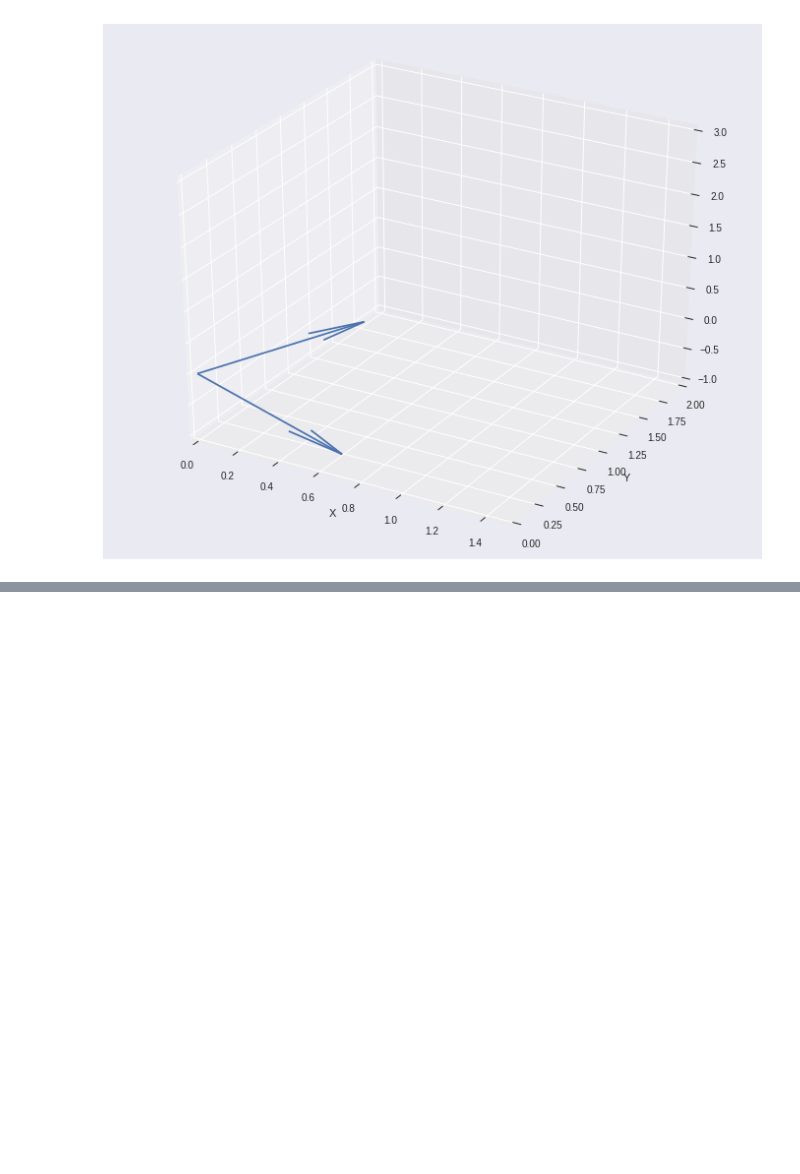
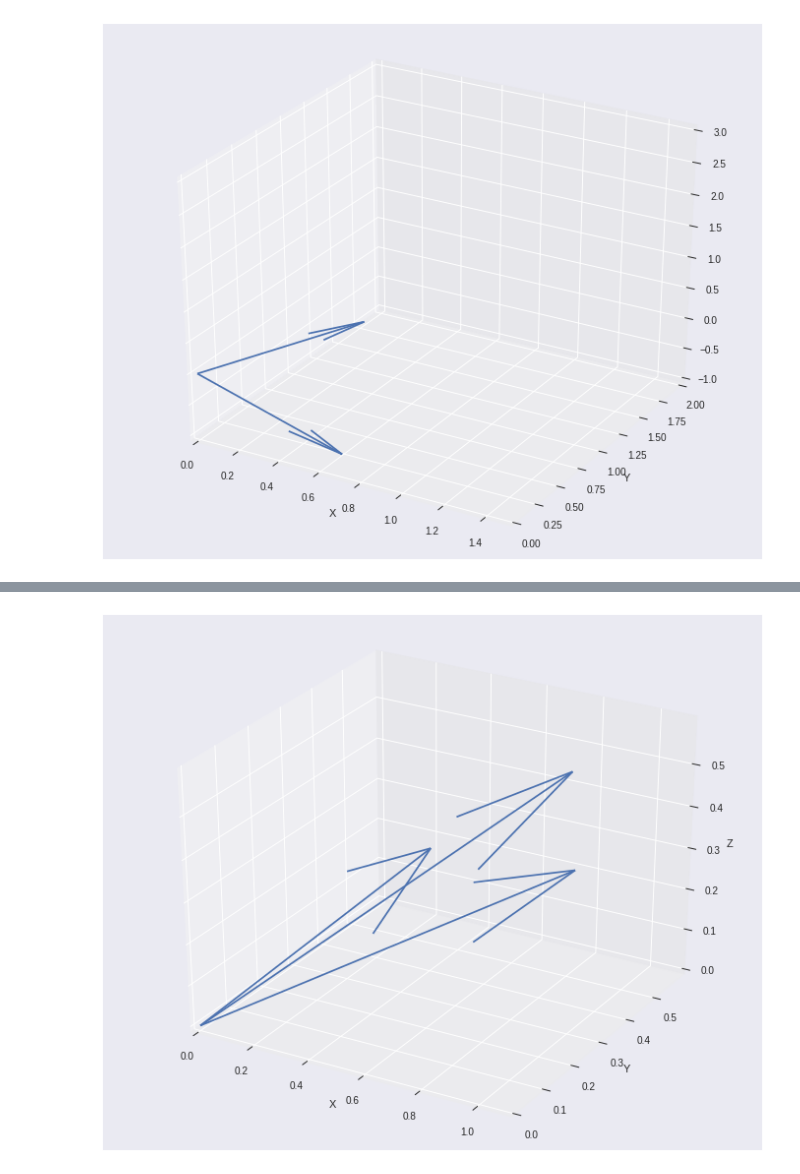
Before and after one commit to samirgadkari/AB-Demo, a Jupyter notebook: module1-linear-algebra-review/Linear_Algebra_Assignment.ipynb, the cells around one changed output, grey strips where cells are left out. Cells and saved outputs as stored; diff of their text form; code cells hidden in the pictures; blank space fills up the shorter version.

```diff
--- a/module1-linear-algebra-review/Linear_Algebra_Assignment.ipynb
+++ b/module1-linear-algebra-review/Linear_Algebra_Assignment.ipynb
@@ -445,0 +470,23 @@ plt.show()
+# %%
+# Create and plot matrix on 3-D graph
+
+# A matrix is just a set of vectors, so plot each vector
+
+from mpl_toolkits.mplot3d import Axes3D
+
+a = np.array([[1, 2, 0], [3, 0, 2], [5, 6, 3]])
+
+fig = plt.figure(figsize = (12, 10))
+ax = fig.add_subplot(111, projection = '3d')
+ax.quiver(0, 0, 0, a[0][0], a[0][1], a[0][2], length = 1, normalize = True)
+ax.quiver(0, 0, 0, a[1][0], a[1][1], a[1][2], length = 1, normalize = True)
+ax.quiver(0, 0, 0, a[2][0], a[2][1], a[2][2], length = 1, normalize = True)
+ax.set_xlim(0, 1.1)
+ax.set_ylim(0, 0.6)
+ax.set_zlim(0, 0.6)
+ax.set_xlabel('X')
+ax.set_ylabel('Y')
+ax.set_zlabel('Z')
+plt.show()
+# %% [output]
+[figure, added]
```
Also changed, not shown: parts of 7 cells of this notebook.
